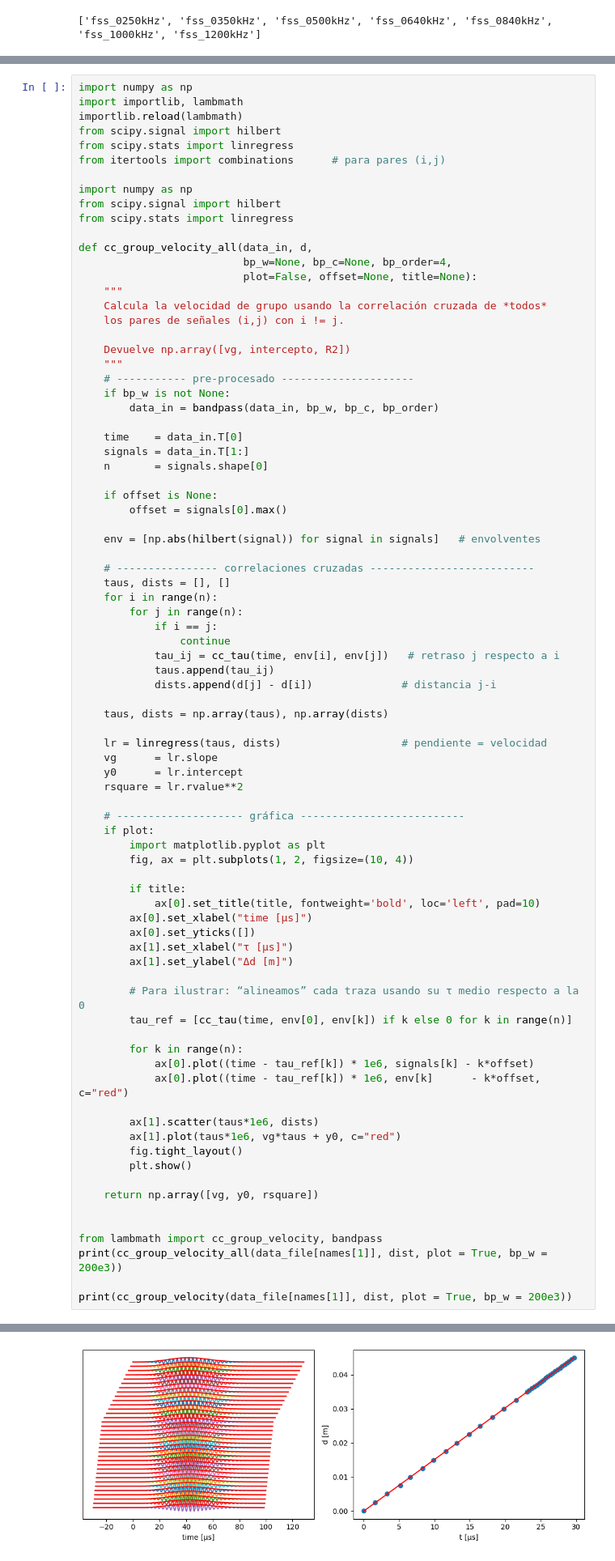
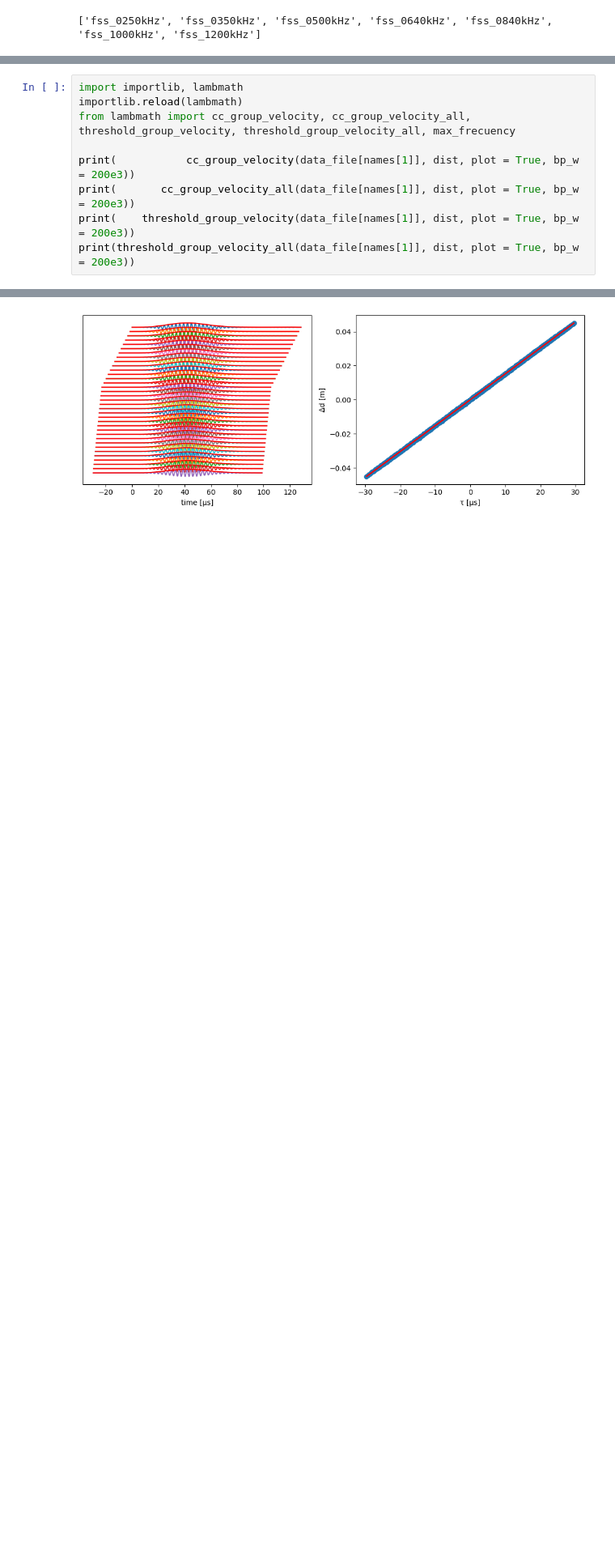
Before and after one commit to eriknbd/Lamb_wave_analisis, a Jupyter notebook: LambAnalisis.ipynb, the cells around one changed output, grey strips where cells are left out. Shown at 81% size. Saved outputs shown, nothing was run; the diff lists cells and outputs as text; blank space fills up the shorter version.

```diff
--- a/LambAnalisis.ipynb
+++ b/LambAnalisis.ipynb
@@ -1191,83 +1165,10 @@ plt.show()
 # %%
-import numpy as np
 import importlib, lambmath
 importlib.reload(lambmath)
-from scipy.signal import hilbert
-from scipy.stats import linregress
-from itertools import combinations      # para pares (i,j)
+from lambmath import cc_group_velocity, cc_group_velocity_all, threshold_group_velocity, threshold_group_velocity_all, max_frecuency
 
-import numpy as np
-from scipy.signal import hilbert
-from scipy.stats import linregress
-
-def cc_group_velocity_all(data_in, d,
-                          bp_w=None, bp_c=None, bp_order=4,
-                          plot=False, offset=None, title=None):
-    """
-    Calcula la velocidad de grupo usando la correlación cruzada de *todos*
-    los pares de señales (i,j) con i != j.
-
-    Devuelve np.array([vg, intercepto, R2])
-    """
-    # ----------- pre-procesado ---------------------
-    if bp_w is not None:
-        data_in = bandpass(data_in, bp_w, bp_c, bp_order)
-
-    time    = data_in.T[0]
-    signals = data_in.T[1:]
-    n       = signals.shape[0]
-
-    if offset is None:
-        offset = signals[0].max()
-
-    env = [np.abs(hilbert(signal)) for signal in signals]   # envolventes
-
-    # ---------------- correlaciones cruzadas --------------------------
-    taus, dists = [], []
-    for i in range(n):
-        for j in range(n):
-            if i == j:
-                continue
-            tau_ij = cc_tau(time, env[i], env[j])   # retraso j respecto a i
-            taus.append(tau_ij)
-            dists.append(d[j] - d[i])              # distancia j-i
-
-    taus, dists = np.array(taus), np.array(dists)
-
-    lr = linregress(taus, dists)                   # pendiente = velocidad
-    vg      = lr.slope
-    y0      = lr.intercept
-    rsquare = lr.rvalue**2
-
-    # -------------------- gráfica --------------------------
-    if plot:
-        import matplotlib.pyplot as plt
-        fig, ax = plt.subplots(1, 2, figsize=(10, 4))
-
-        if title:
-            ax[0].set_title(title, fontweight='bold', loc='left', pad=10)
-        ax[0].set_xlabel("time [µs]")
-        ax[0].set_yticks([])
-        ax[1].set_xlabel("τ [µs]")
-        ax[1].set_ylabel("Δd [m]")
-
-        # Para ilustrar: “alineamos” cada traza usando su τ medio respecto a la 0
-        tau_ref = [cc_tau(time, env[0], env[k]) if k else 0 for k in range(n)]
-
-        for k in range(n):
-            ax[0].plot((time - tau_ref[k]) * 1e6, signals[k] - k*offset)
-            ax[0].plot((time - tau_ref[k]) * 1e6, env[k]      - k*offset, c="red")
-
-        ax[1].scatter(taus*1e6, dists)
-        ax[1].plot(taus*1e6, vg*taus + y0, c="red")
-        fig.tight_layout()
-        plt.show()
-
-    return np.array([vg, y0, rsquare])
-
-
-from lambmath import cc_group_velocity, bandpass
-print(cc_group_velocity_all(data_file[names[1]], dist, plot = True, bp_w = 200e3))
-
-print(cc_group_velocity(data_file[names[1]], dist, plot = True, bp_w = 200e3))
+print(           cc_group_velocity(data_file[names[1]], dist, plot = True, bp_w = 200e3))
+print(       cc_group_velocity_all(data_file[names[1]], dist, plot = True, bp_w = 200e3))
+print(    threshold_group_velocity(data_file[names[1]], dist, plot = True, bp_w = 200e3))
+print(threshold_group_velocity_all(data_file[names[1]], dist, plot = True, bp_w = 200e3))
 # %% [output]
@@ -1276 +1177 @@ print(cc_group_velocity(data_file[names[1]], dist, plot = True, bp_w = 200e3))
-[figure, old version]
+[figure, new version]
```
Also changed, not shown: parts of 12 cells of this notebook, 1 other file.
